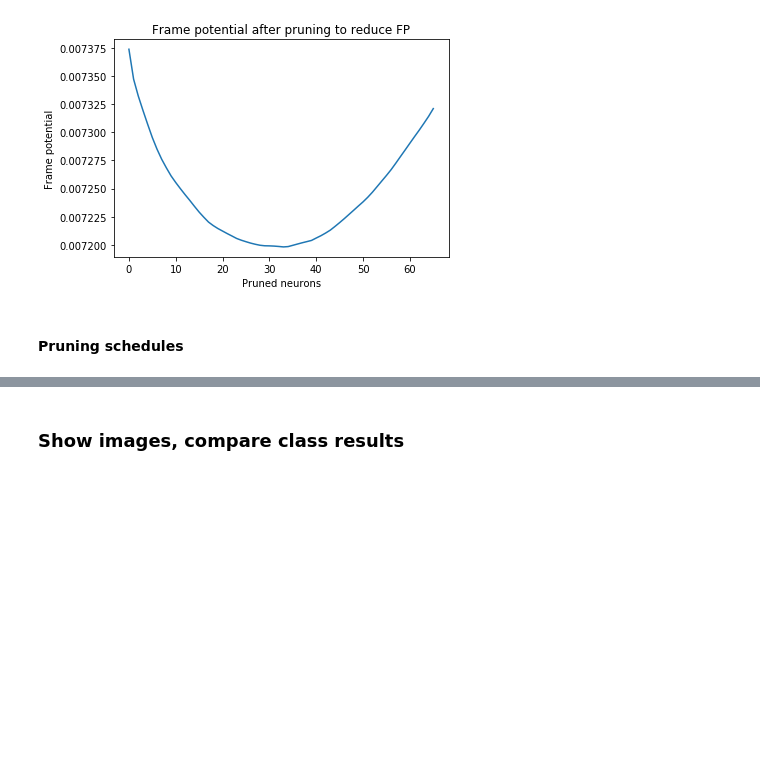
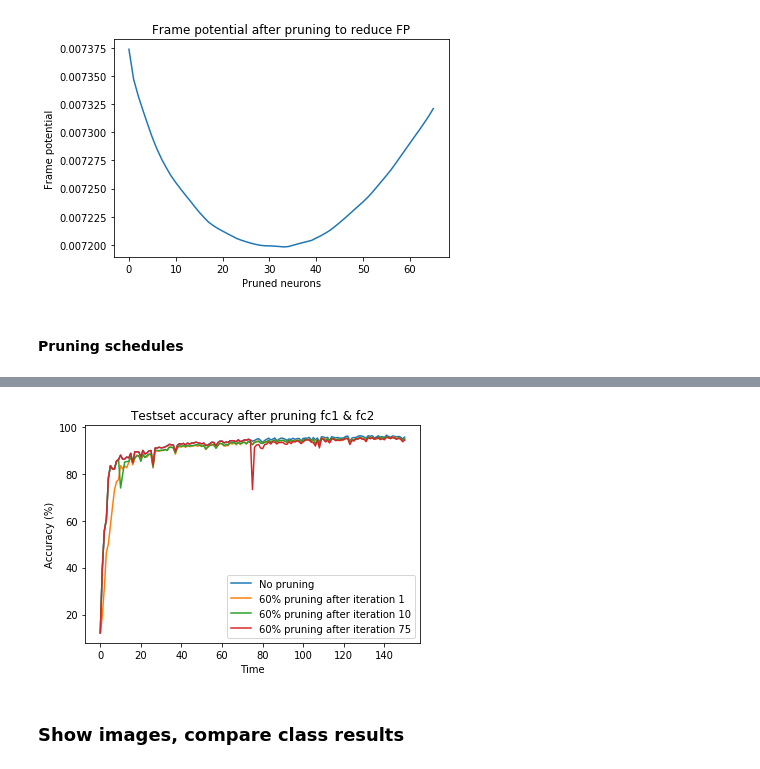
Before and after one commit to jheitmann/Neural-net-pruning, a Jupyter notebook: frame_potential.ipynb, the cells around one changed output, grey strips where cells are left out. Saved outputs shown, nothing was run; the diff lists cells and outputs as text; code cells hidden in the pictures; blank space fills up the shorter version.

```diff
--- a/frame_potential.ipynb
+++ b/frame_potential.ipynb
@@ -240,3 +249,15 @@ plt.show()
+# %%
+plt.plot(accuracies[0], label="No pruning")
+plt.plot(accuracies[1], label="60% pruning after iteration 1")
+plt.plot(accuracies[10], label="60% pruning after iteration 10")
+plt.plot(accuracies[75], label="60% pruning after iteration 75")
+plt.title('Testset accuracy after pruning fc1 & fc2')
+plt.xlabel('Time')
+plt.ylabel('Accuracy (%)')
+plt.legend(loc="best")
+plt.show()
+# %% [output]
+[figure, added]
 # %% [markdown]
 ### Show images, compare class results
 # %%
```
Also changed, not shown: parts of 45 cells of this notebook, 7 other files.
